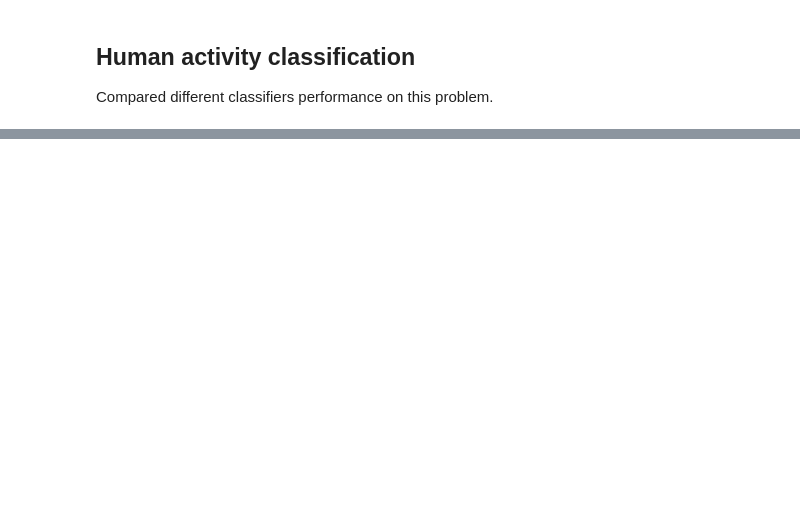
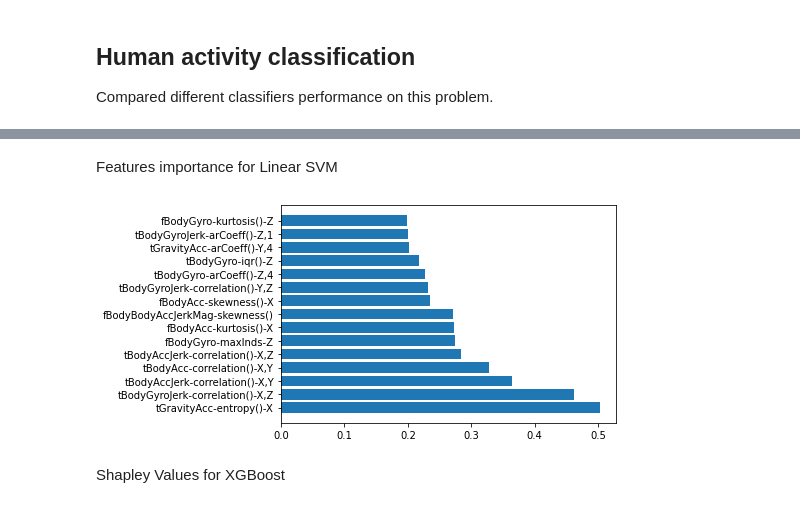
Before and after one commit to muliarska/health-state-detection-from-human-activity, a Jupyter notebook: human_activity_classification_ML_models.ipynb, the cells around one changed output, grey strips where cells are left out. Saved outputs shown, nothing was run; the diff lists cells and outputs as text; code cells hidden in the pictures; blank space fills up the shorter version.

```diff
--- a/human_activity_classification_ML_models.ipynb
+++ b/human_activity_classification_ML_models.ipynb
@@ -275,0 +318,17 @@ QDA
+# %% [markdown]
+Features importance for Linear SVM
+# %%
+svm = SVC(kernel="linear", C=0.025)
+svm.fit(XFull, YFull.flatten())
+
+imp = abs(svm.coef_[0])
+imp, names = zip(*sorted(list(zip(imp, features))))
+
+top = 15
+plt.barh(range(top), imp[::-1][0:top], align='center')
+plt.yticks(range(top), names[::-1][0:top])
+plt.show()
+# %% [output]
+[figure, added]
+# %% [markdown]
+Shapley Values for XGBoost
```
Also changed, not shown: parts of 10 cells of this notebook.
